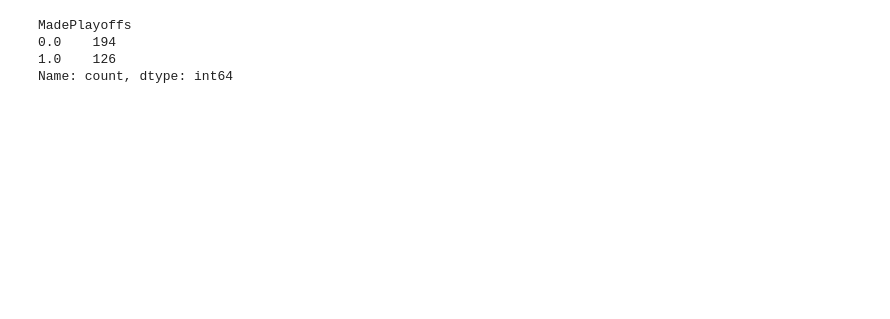
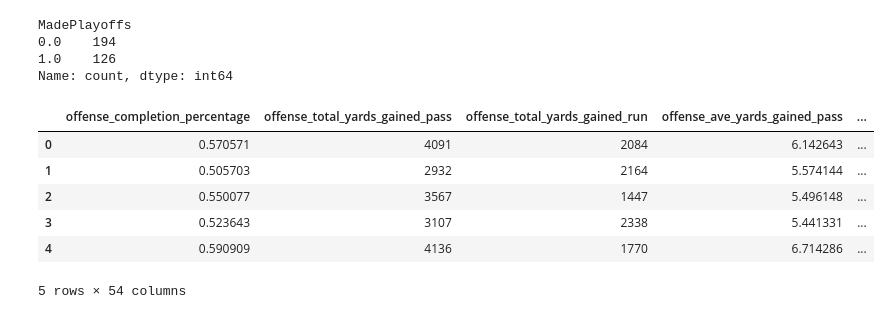
Before and after one commit to codemonkey1101/ucb-mlai-capstone, a Jupyter notebook: feature_evaluation.ipynb, the cells around one changed output. Drawn from its saved outputs; the diff is of its cells as text; code cells hidden in the pictures; blank space fills up the shorter version.

```diff
--- a/feature_evaluation.ipynb
+++ b/feature_evaluation.ipynb
@@ -104,0 +87,10 @@ score_diff_plus_stats_X_test = df.loc[:, step2_target_list].query('Year > 2020')
+# %%
+X_lte_2020.head()
+# %% [output]
+|  | offense_completion_percentage | offense_total_yards_gained_pass | offense_total_yards_gained_run | offense_ave_yards_gained_pass | ... |
+| 0 | 0.570571 | 4091 | 2084 | 6.142643 | ... |
+| 1 | 0.505703 | 2932 | 2164 | 5.574144 | ... |
+| 2 | 0.550077 | 3567 | 1447 | 5.496148 | ... |
+| 3 | 0.523643 | 3107 | 2338 | 5.441331 | ... |
+| 4 | 0.590909 | 4136 | 1770 | 6.714286 | ... |
+5 rows × 54 columns
```
Also changed, not shown: parts of 37 cells of this notebook, 3 other files.
